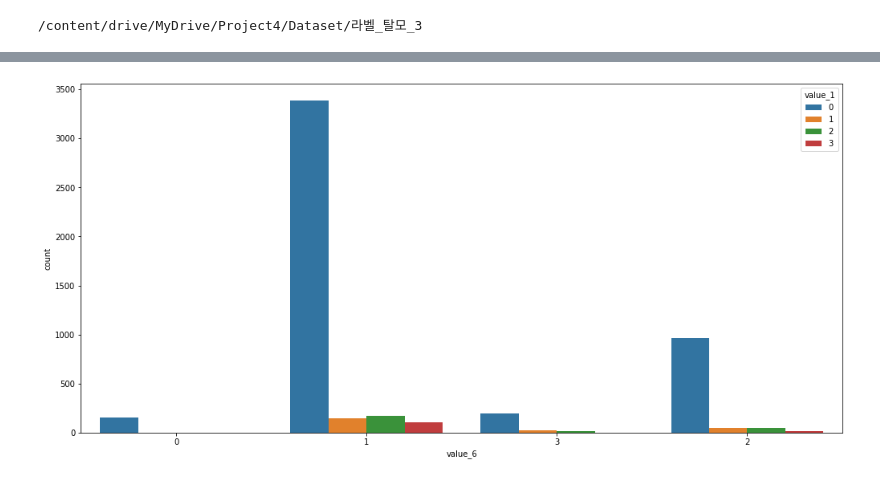
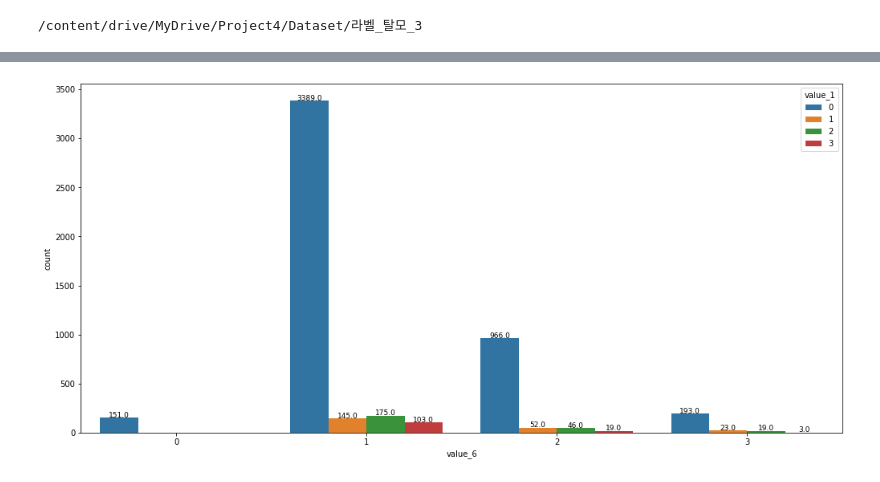
Before and after one commit to JJay1010/K-software_-, a Jupyter notebook: SuminLee/Project4/Project4.ipynb, the cells around one changed output, grey strips where cells are left out. Drawn from its saved outputs; the diff is of its cells as text; code cells hidden in the pictures.

```diff
--- a/SuminLee/Project4/Project4.ipynb
+++ b/SuminLee/Project4/Project4.ipynb
@@ -292,7 +299,7 @@ count plot을 확인해본 결과,
 # %% [markdown]
 # 3.2 데이터 분석 (탈모)
 # %%
-li = ["라벨_탈모_0", "라벨_탈모_1", "라벨_탈모_2", "라벨_탈모_3"]
+li_6 = ["라벨_탈모_0", "라벨_탈모_1", "라벨_탈모_2", "라벨_탈모_3"]
 # %%
 %cd /content/drive/MyDrive/Project4/Dataset/라벨_탈모_0
 !unzip -qq '/content/drive/MyDrive/Project4/Dataset/[라벨]탈모_0.양호.zip'
@@ -348,0 +323,2 @@ df
+# %%
+df_6 = openJson(li_6)
@@ -349,5 +350,11 @@ df
+# %%
+# 그래프 x축 정렬을 위해 int 타입으로 변환
+df_6 = df_6.astype({'value_1':'int','value_2':'int', 'value_3':'int', 'value_4':'int', 'value_5':'int', 'value_6':'int'})
 # %%
 plt.figure(figsize=(17,8))
-sns.countplot(x='value_6', data=df)
+ax = sns.countplot(x='value_6', data=df_6)
+for p in ax.patches:
+    height = p.get_height()
+    ax.text(p.get_x() + p.get_width() / 2., height + 3, height, ha = 'center', size = 9)
 plt.show()
 # %% [output]
@@ -371,6 +362,9 @@ df
 # %%
 # 미세각질
 plt.figure(figsize=(17,8))
-sns.countplot(x='value_6', data=df.sort_values(by = 'value_1'), hue='value_1')
+ax = sns.countplot(x='value_6', data=df_6.sort_values(by = 'value_1'), hue='value_1')
+for p in ax.patches:
+    height = p.get_height()
+    ax.text(p.get_x() + p.get_width() / 2., height + 3, height, ha = 'center', size = 9)
 plt.show()
 # %% [output]
@@ -377,3 +377,3 @@ plt.show()
-[figure, old version]
+[figure, new version]
 # %%
 # 피지과다
```
Also changed, not shown: parts of 30 cells of this notebook.
